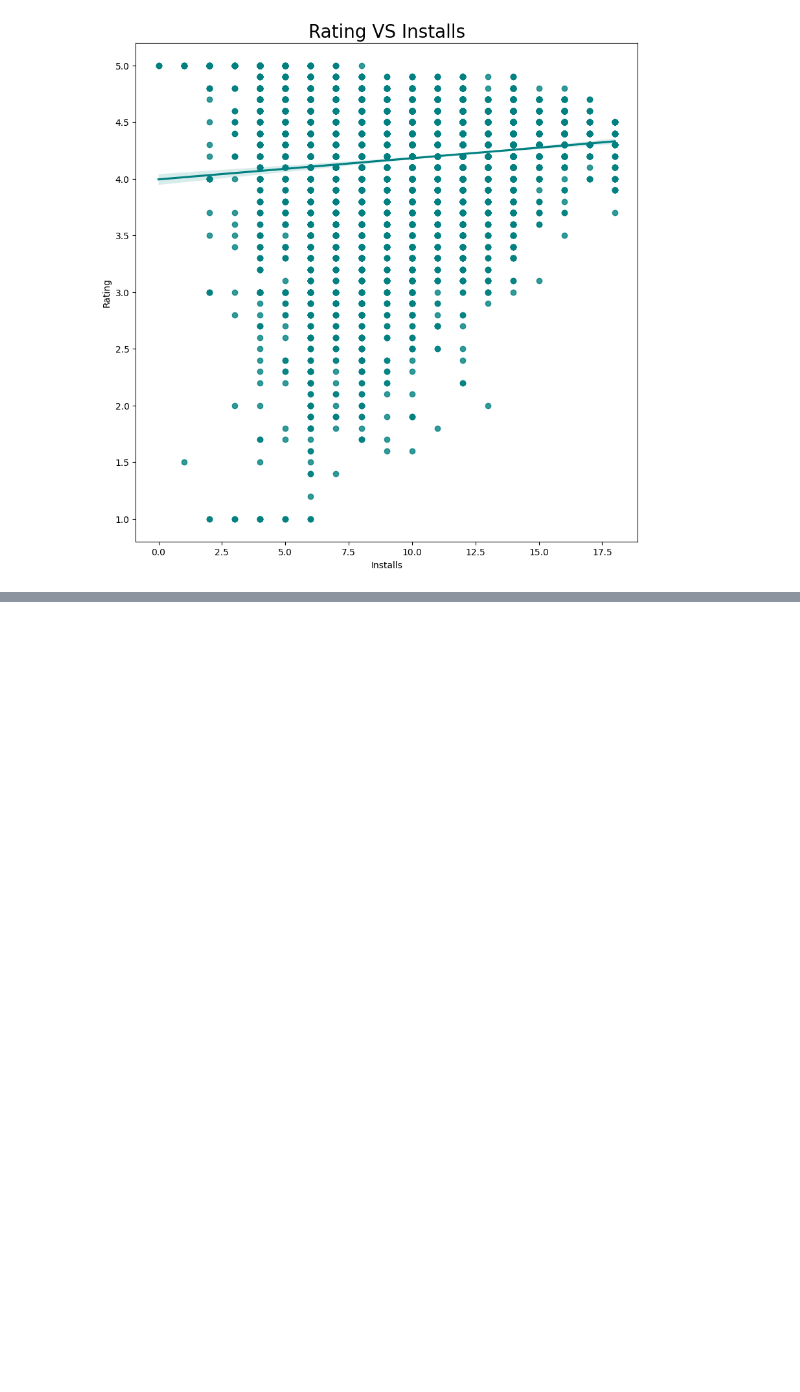
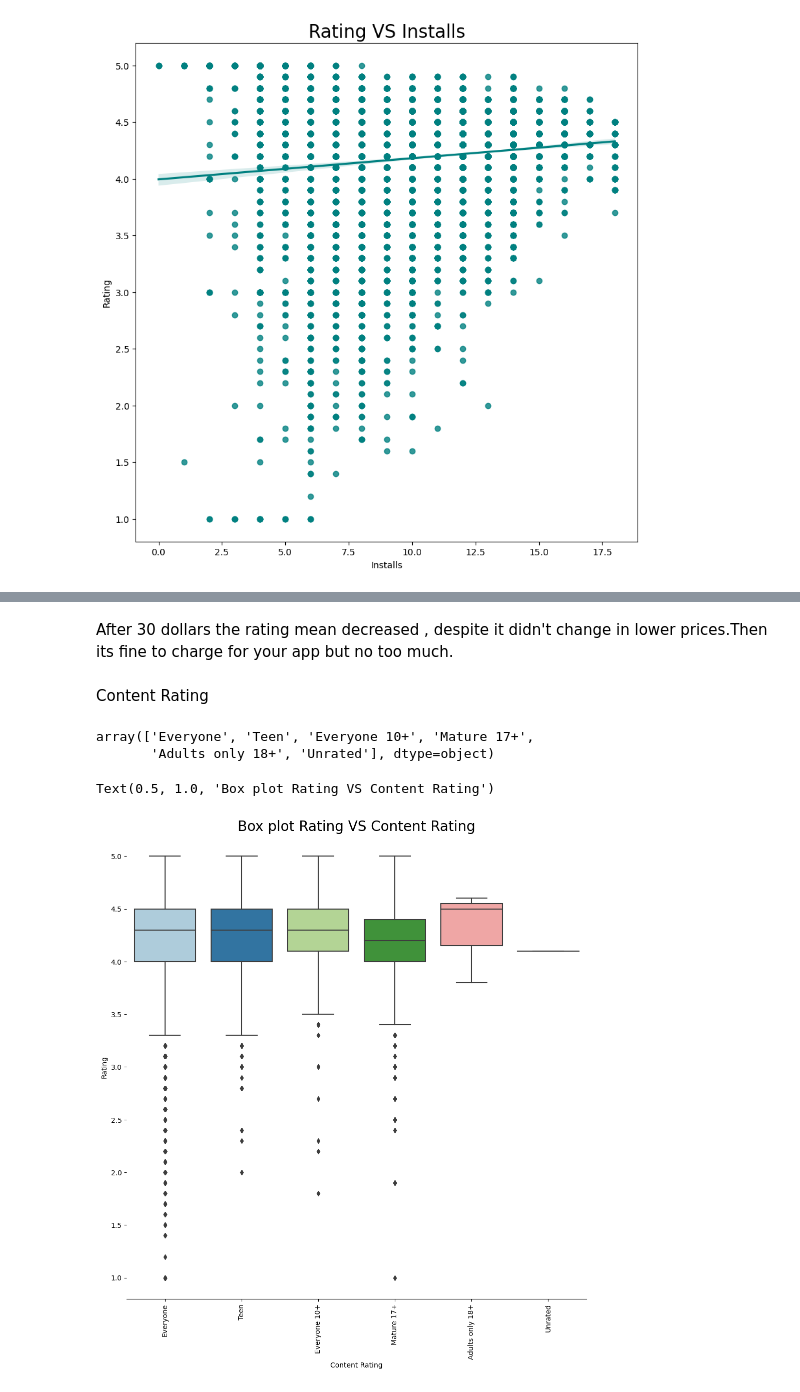
Before and after one commit to LuisVirgen/Google_PlayStore_Analysis, a Jupyter notebook: playstore_analysis.ipynb, the cells around one changed output, grey strips where cells are left out. Saved outputs shown, nothing was run; the diff lists cells and outputs as text; code cells hidden in the pictures; blank space fills up the shorter version.

```diff
--- a/playstore_analysis.ipynb
+++ b/playstore_analysis.ipynb
@@ -267,0 +382,18 @@ Text(0.5, 1.0, 'Rating VS Installs')
+# %% [markdown]
+After 30 dollars the rating mean decreased , despite it didn't change in lower prices.Then its fine to charge for your app but no too much.
+# %% [markdown]
+Content Rating
+# %%
+data['Content Rating'].unique()
+# %% [output]
+array(['Everyone', 'Teen', 'Everyone 10+', 'Mature 17+',
+       'Adults only 18+', 'Unrated'], dtype=object)
+# %%
+g = sns.catplot(x="Content Rating",y="Rating",data=data, kind="box", height = 10 ,palette = "Paired")
+g.despine(left=True)
+g.set_xticklabels(rotation=90)
+g = g.set_ylabels("Rating")
+plt.title('Box plot Rating VS Content Rating',size = 20)
+# %% [output]
+Text(0.5, 1.0, 'Box plot Rating VS Content Rating')
+[figure, added]
```
Also changed, not shown: parts of 29 cells of this notebook, 1 other file.
